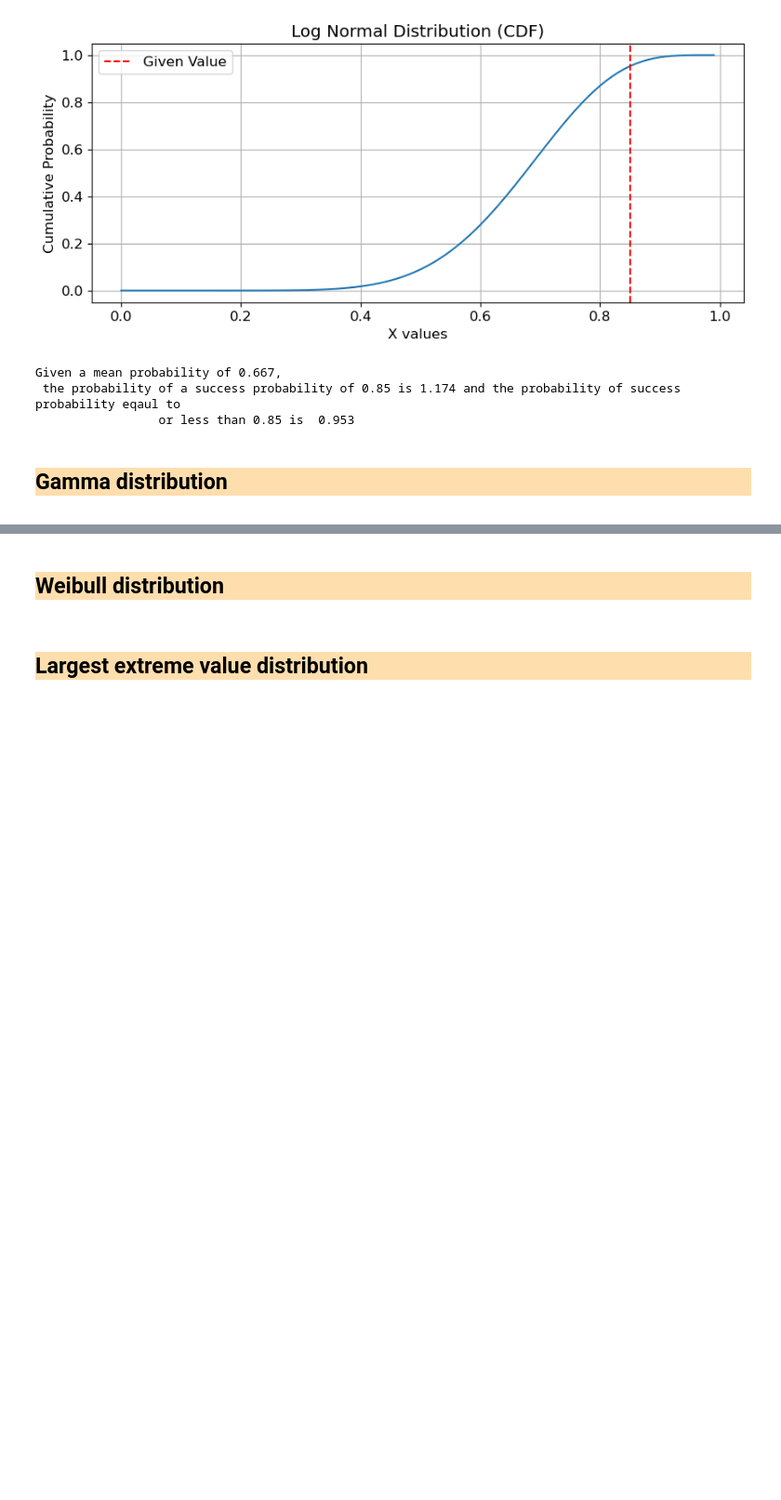
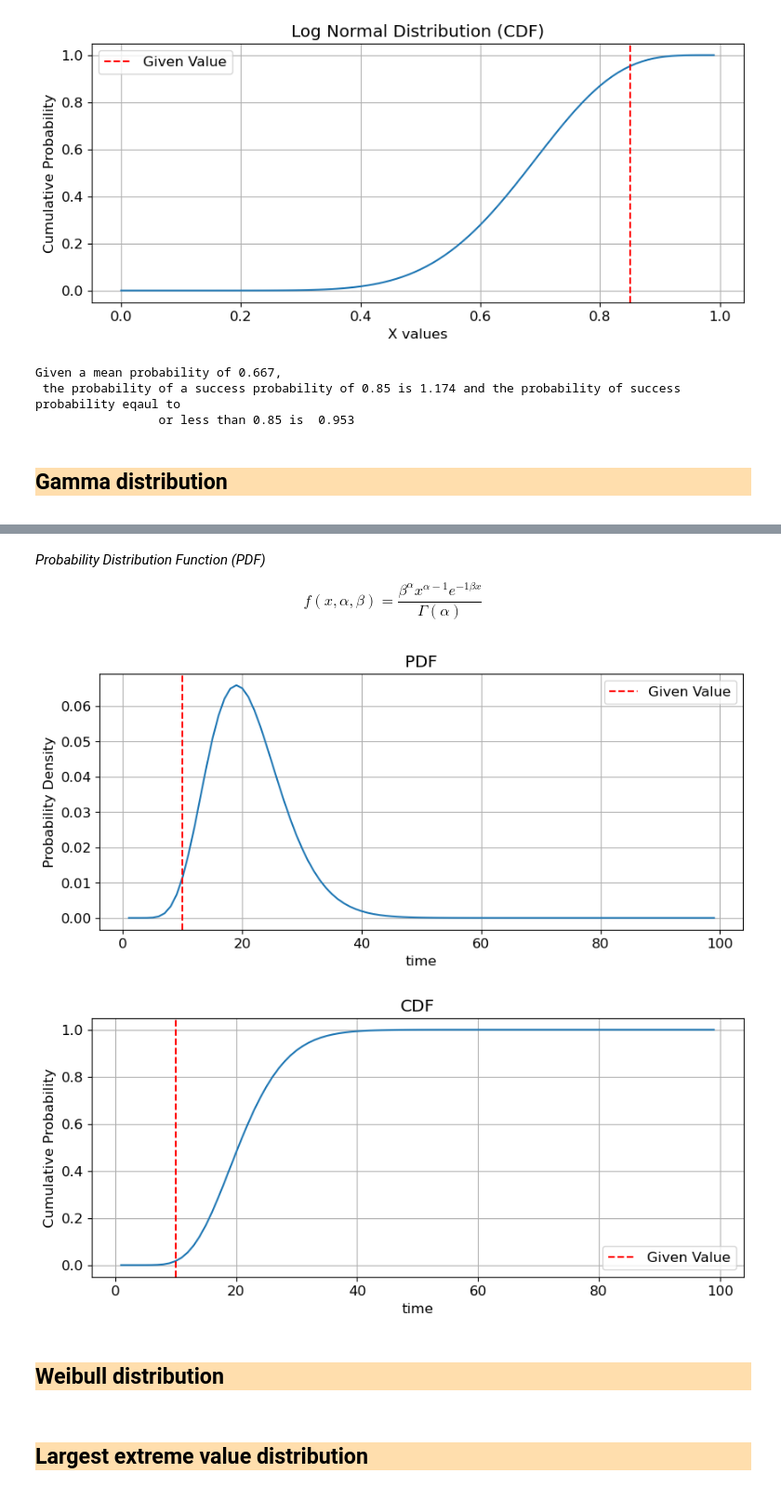
Before and after one commit to shibzr/statistics, a Jupyter notebook: Probability Distribution.ipynb, the cells around one changed output, grey strips where cells are left out. Shown at 93% size. Saved outputs shown, nothing was run; the diff lists cells and outputs as text; code cells hidden in the pictures; blank space fills up the shorter version.

Commit message:
Added gamma distribution

```diff
--- a/Probability Distribution.ipynb
+++ b/Probability Distribution.ipynb
@@ -1375,0 +1385,4 @@ Given a mean probability of 0.667,
+# %% [markdown]
+*Probability Distribution Function (PDF)*
+
+$$f(x, \alpha, \beta) = \frac{\beta^{\alpha}x^{\alpha-1}e^{-1\beta x}}{\Gamma({\alpha})}$$
@@ -1376,3 +1438,13 @@ Given a mean probability of 0.667,
+# %%
+alpha= 10 #10 accidents elapsed time till having 4 accidents
+beta= 2 #on average 2 days between accidents
+threshold= 1 #minimum 1 accident
+given_value= 10 # 10 accidents
+# %%
+gamma_distribution(alpha=alpha, beta=beta, threshold=threshold, given_value=given_value)
+# %% [output]
+[figure, added]
+[figure, added]
 # %% [markdown]
 <div style="background-color: NavajoWhite; border-style: solid;font-family: Arial">
 
```
Also changed, not shown: parts of 2 cells of this notebook.
